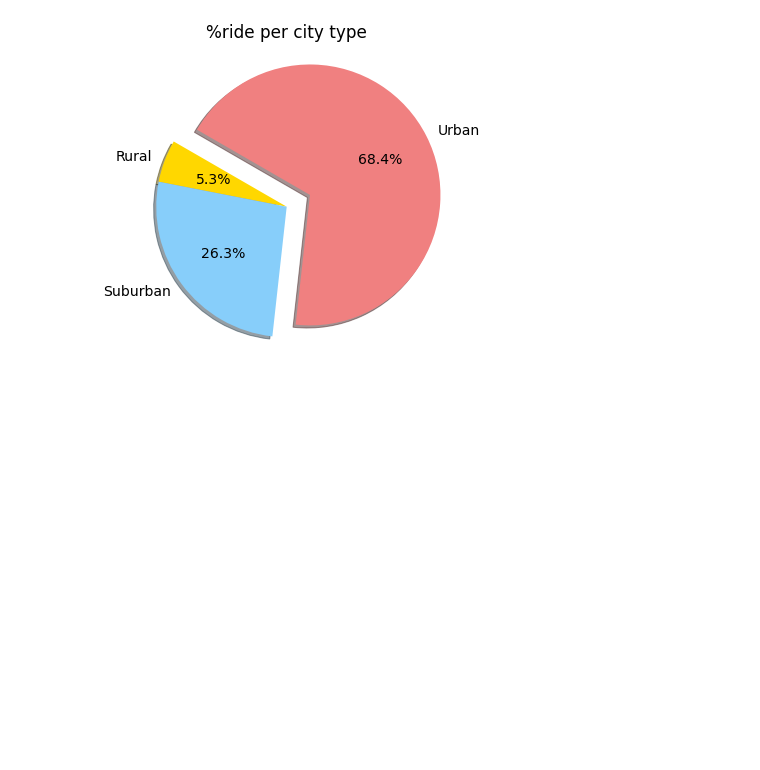
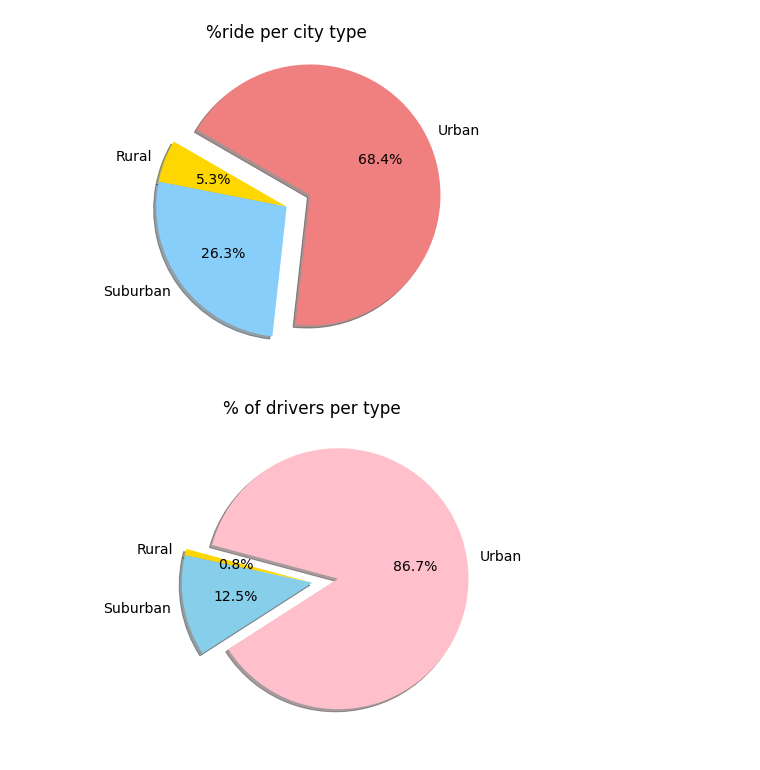
Before and after one commit to elhamamini/PyBer_Analysis, a Jupyter notebook: pyber.ipynb, the cells around one changed output. Saved outputs shown, nothing was run; the diff lists cells and outputs as text; code cells hidden in the pictures; blank space fills up the shorter version.

```diff
--- a/pyber.ipynb
+++ b/pyber.ipynb
@@ -478,5 +478,9 @@ total_drivers=new_df["driver_count"].sum()
 driver_percentage_by_type=driver_by_type/total_drivers*100
 # %%
 plt.subplots(figsize=(10,6))
-plt.pie(driver_percentage_by_type, labels=["Rural","Suburban","Urban"], colors=["gold","skyblue","pink"], autopct='%1.1f%%',explode=(0, 0, 0.2),shadow=True, startangle=150)
-plt.title("%v of ")
+plt.pie(driver_percentage_by_type, labels=["Rural","Suburban","Urban"], colors=["gold","skyblue","pink"], autopct='%1.1f%%',explode=(0, 0, 0.2),shadow=True, startangle=165)
+plt.title("% of drivers per type")
+plt.savefig("analysis/Fig7.png")
+plt.show()
+# %% [output]
+[figure, added]
```
Also changed, not shown: 1 other file.
